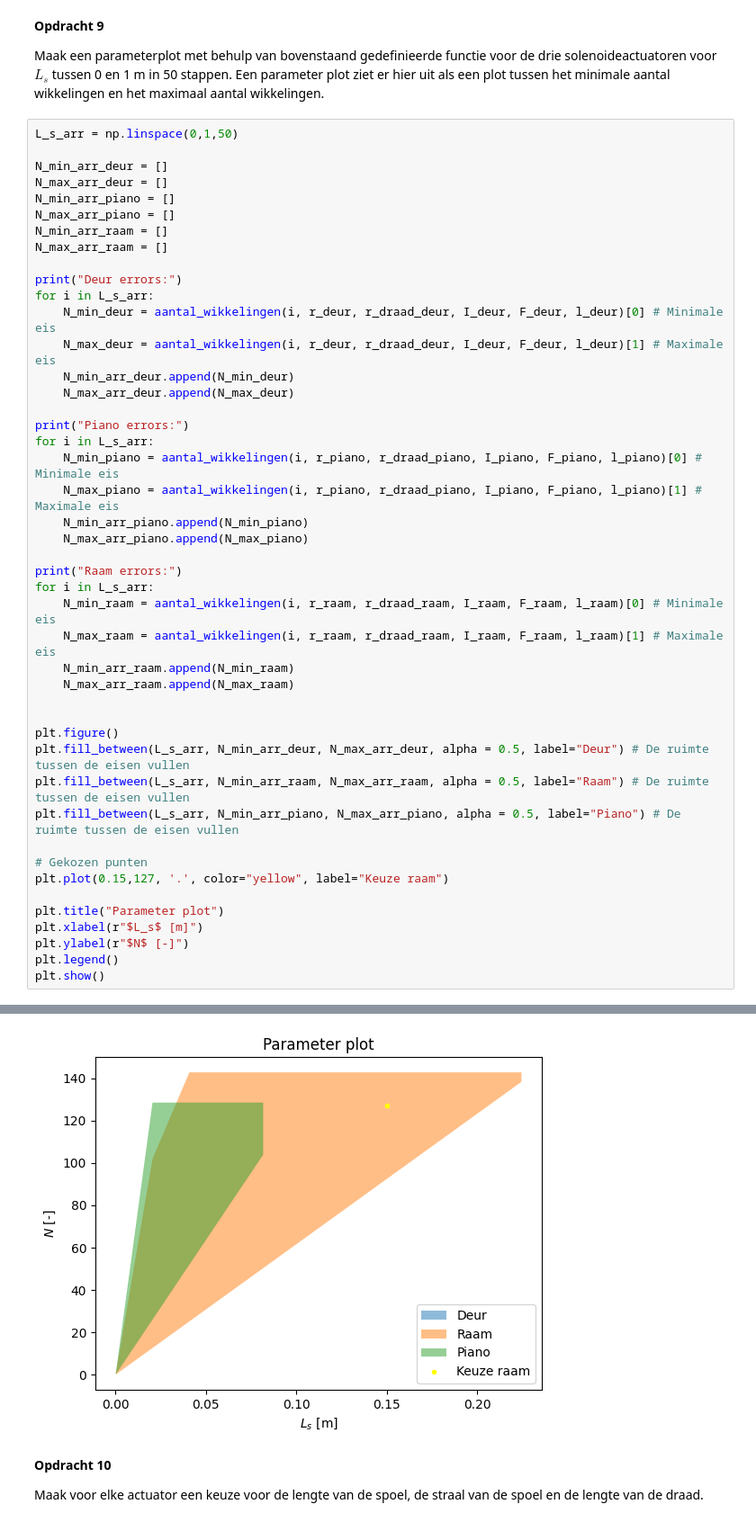
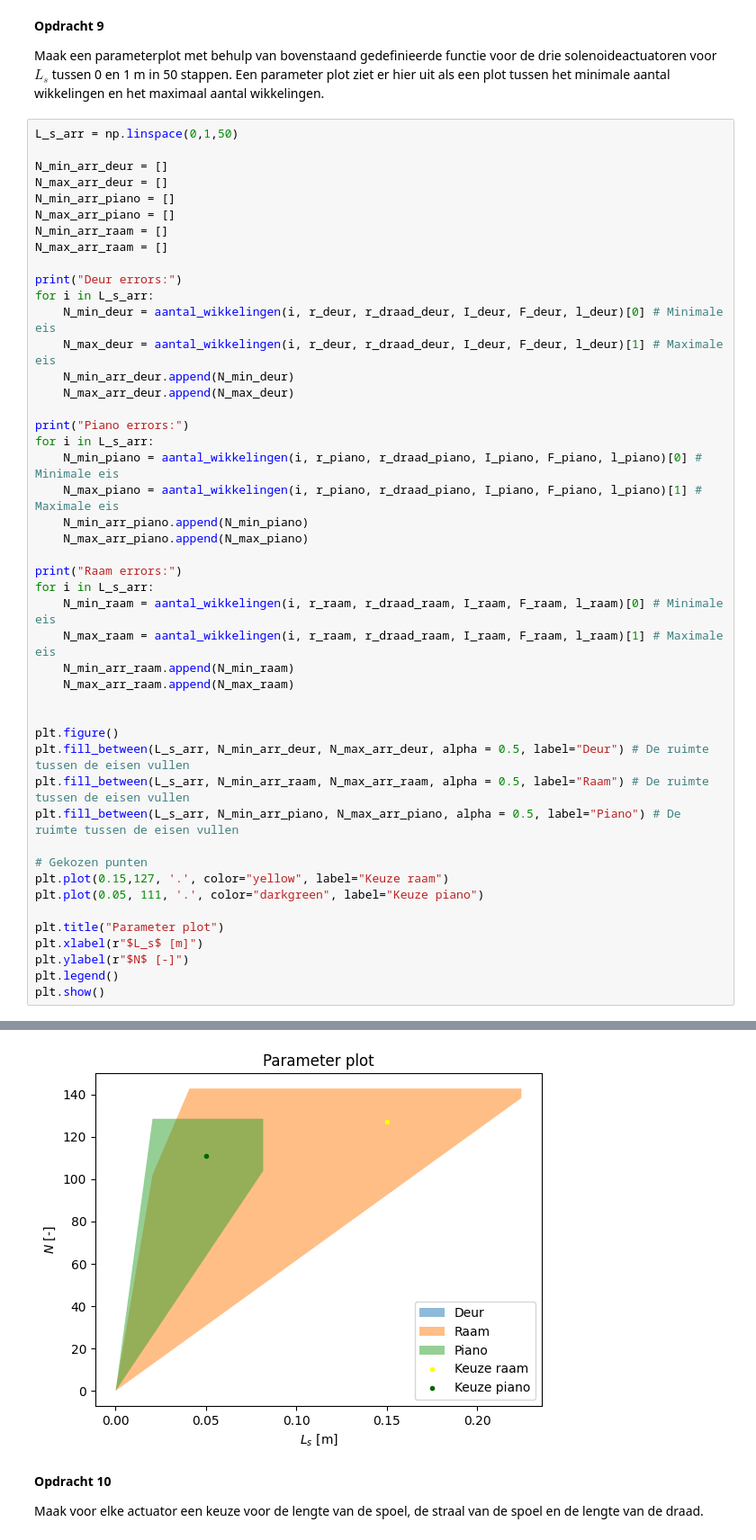
Before and after one commit to thaak123/THAAK-opdrachten-DEF-D, a Jupyter notebook: 2KrachtactuatorOpdracht/2KrachtactuatorOpdracht/KrachtactuatorOpdracht.ipynb, the cells around one changed output, grey strips where cells are left out. Shown at 90% size. Cells and saved outputs as stored; diff of their text form.

Commit message:
opgave 18 voor piano

```diff
--- a/2KrachtactuatorOpdracht/2KrachtactuatorOpdracht/KrachtactuatorOpdracht.ipynb
+++ b/2KrachtactuatorOpdracht/2KrachtactuatorOpdracht/KrachtactuatorOpdracht.ipynb
@@ -313,34 +313,35 @@ plt.figure()
 plt.fill_between(L_s_arr, N_min_arr_deur, N_max_arr_deur, alpha = 0.5, label="Deur") # De ruimte tussen de eisen vullen
 plt.fill_between(L_s_arr, N_min_arr_raam, N_max_arr_raam, alpha = 0.5, label="Raam") # De ruimte tussen de eisen vullen
 plt.fill_between(L_s_arr, N_min_arr_piano, N_max_arr_piano, alpha = 0.5, label="Piano") # De ruimte tussen de eisen vullen
 
 # Gekozen punten
 plt.plot(0.15,127, '.', color="yellow", label="Keuze raam")
+plt.plot(0.05, 111, '.', color="darkgreen", label="Keuze piano")
 
 plt.title("Parameter plot")
 plt.xlabel(r"$L_s$ [m]")
 plt.ylabel(r"$N$ [-]")
 plt.legend()
 plt.show()
 # %% [output]
 Deur errors:
 The design with L_s = 0.02 m has no workable solution.
 The design with L_s = 0.02 m has no workable solution.
 The design with L_s = 0.04 m has no workable solution.
 The design with L_s = 0.04 m has no workable solution.
 The design with L_s = 0.06 m has no workable solution.
 The design with L_s = 0.06 m has no workable solution.
 The design with L_s = 0.08 m has no workable solution.
 The design with L_s = 0.08 m has no workable solution.
 The design with L_s = 0.10 m has no workable solution.
 The design with L_s = 0.10 m has no workable solution.
 The design with L_s = 0.12 m has no workable solution.
 ... (251 lines left out)
 The design with L_s = 0.98 m has no workable solution.
 The design with L_s = 0.98 m has no workable solution.
 The design with L_s = 1.00 m has no workable solution.
 The design with L_s = 1.00 m has no workable solution.
-[figure, old version]
+[figure, new version]
 # %% [markdown]
 **Opdracht 10**
 
```
Also changed, not shown: parts of 9 cells of this notebook.
